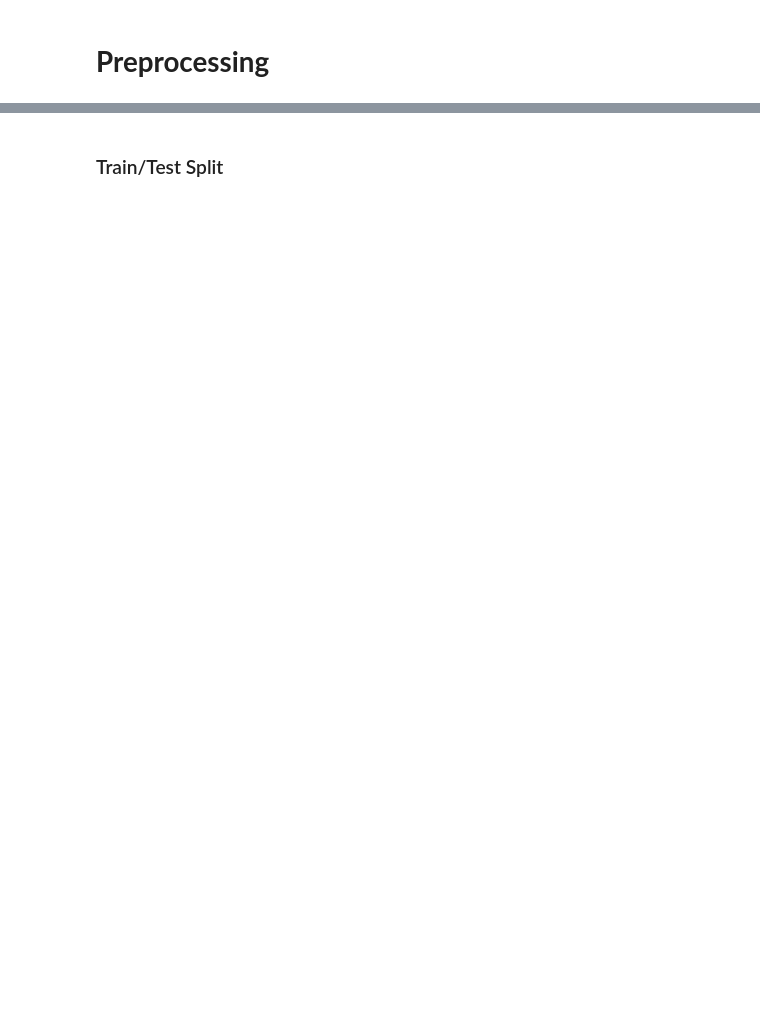
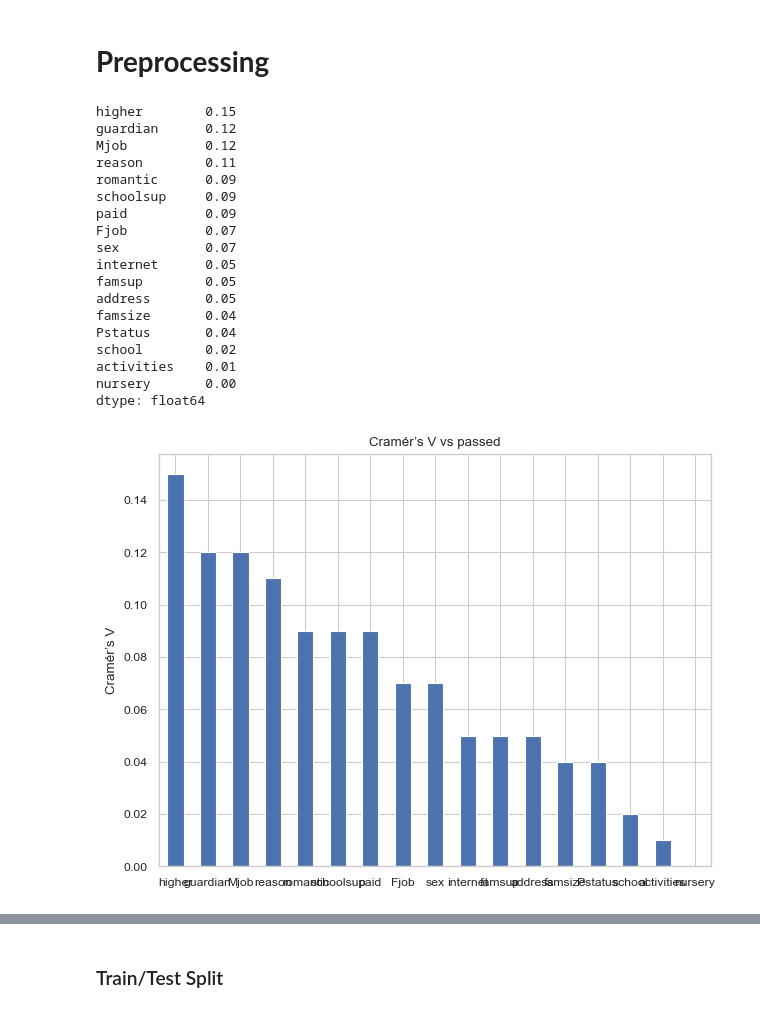
Before and after one commit to alfredofdlv/student-intervention-ml-pipeline, a Jupyter notebook: Report.ipynb, the cells around one changed output, grey strips where cells are left out. Saved outputs shown, nothing was run; the diff lists cells and outputs as text; code cells hidden in the pictures; blank space fills up the shorter version.

```diff
--- a/Report.ipynb
+++ b/Report.ipynb
@@ -305,2 +193,82 @@ dtype: float64
 # %% [markdown]
 # **Preprocessing**
+# %%
+import pandas as pd
+import numpy as np
+import matplotlib.pyplot as plt
+import seaborn as sns
+import scipy.stats as ss
+import math
+
+# 1) Cálculo de Cramér’s V para cada variable categórica vs. passed
+# 2.2 Cálculo y plot de Cramér’s V
+def cramers_v(x, y):
+    cm = pd.crosstab(x, y)
+    chi2 = ss.chi2_contingency(cm)[0]
+    n = cm.values.sum()
+    return np.sqrt(chi2 / (n * (min(cm.shape) - 1)))
+
+cramers = {col: cramers_v(df[col], df['passed']) for col in cat_cols}
+cv_series = pd.Series(cramers).sort_values(ascending=False).round(2)
+
+# mostrar y graficar
+display(cv_series)
+cv_series.plot(kind='bar', rot=0)
+plt.title("Cramér’s V vs passed")
+plt.ylabel("Cramér’s V")
+plt.xlabel("")
+plt.tight_layout()
+plt.show()
+
+
+cat_cols = df.select_dtypes(exclude='number').columns.tolist()
+cramers = {col: cramers_v(df[col], df['passed']) for col in cat_cols}
+cv_series = pd.Series(cramers).sort_values(ascending=False).round(2)
+
+# Mostrar la serie de Cramér’s V
+display(cv_series)
+
+# 2) Figura dinámica con countplot apilado para cada categórica
+n_cols = 4
+n_rows = math.ceil(len(cat_cols) / n_cols)
+fig, axes = plt.subplots(n_rows, n_cols, figsize=(6*n_cols, 4*n_rows), constrained_layout=True)
+
+for ax, col in zip(axes.flatten(), cat_cols):
+    sns.countplot(
+        data=df,
+        x=col,
+        hue='passed',
+        palette='Paired',
+        ax=ax
+    )
+    ax.set_title(f"Tasa de passed por {col}")
+    ax.set_xlabel('')
+    ax.set_ylabel('Count')
+    ax.tick_params(axis='x', rotation=45)
+    ax.legend(title='passed', loc='upper right')
+
+# Ocultar ejes sobrantes
+for ax in axes.flatten()[len(cat_cols):]:
+    ax.set_visible(False)
+
+plt.show()
+# %% [output]
+higher        0.15
+guardian      0.12
+Mjob          0.12
+reason        0.11
+romantic      0.09
+schoolsup     0.09
+paid          0.09
+Fjob          0.07
+sex           0.07
+internet      0.05
+famsup        0.05
+address       0.05
+famsize       0.04
+Pstatus       0.04
+school        0.02
+activities    0.01
+nursery       0.00
+dtype: float64
+[figure, added]
```
Also changed, not shown: parts of 14 cells of this notebook.
